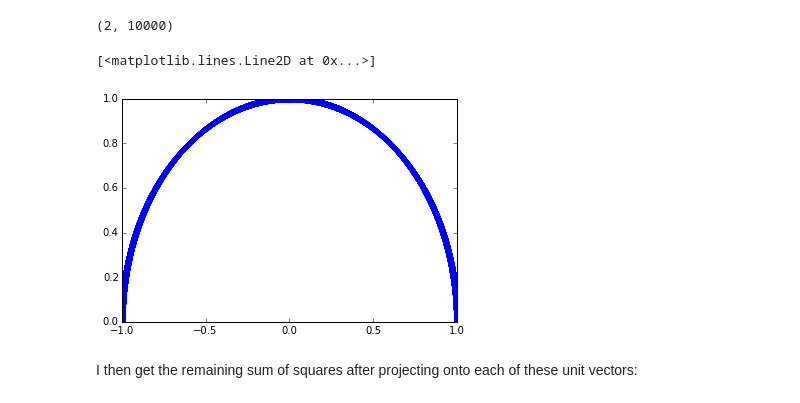
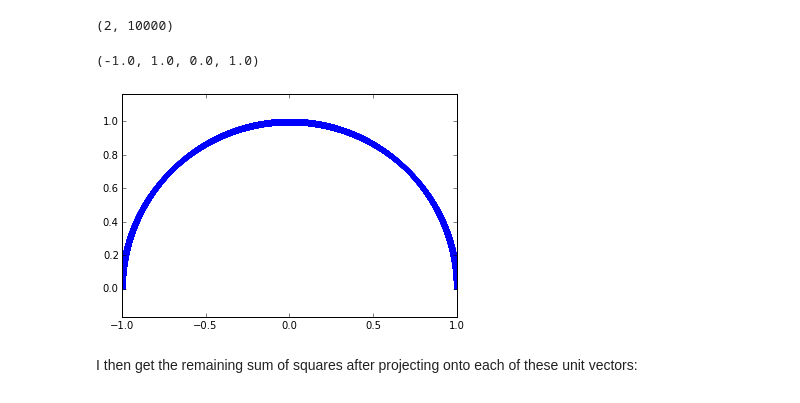
Before and after one commit to practical-neuroimaging/pna2015, a Jupyter notebook: day7/pca_introduction.ipynb, the cells around one changed output. Saved outputs shown, nothing was run; the diff lists cells and outputs as text; code cells hidden in the pictures.

Commit message:
Add axis equal to circle plot

```diff
--- a/day7/pca_introduction.ipynb
+++ b/day7/pca_introduction.ipynb
@@ -242,9 +242,10 @@ u_vectors.shape
 (2, 10000)
 # %%
 plt.plot(u_vectors[0], u_vectors[1], '+')
+plt.axis('equal')
 # %% [output]
-[<matplotlib.lines.Line2D at 0x...>]
+(-1.0, 1.0, 0.0, 1.0)
-[figure, old version]
+[figure, new version]
 # %% [markdown]
 I then get the remaining sum of squares after projecting onto each of these unit vectors:
 # %%
```
